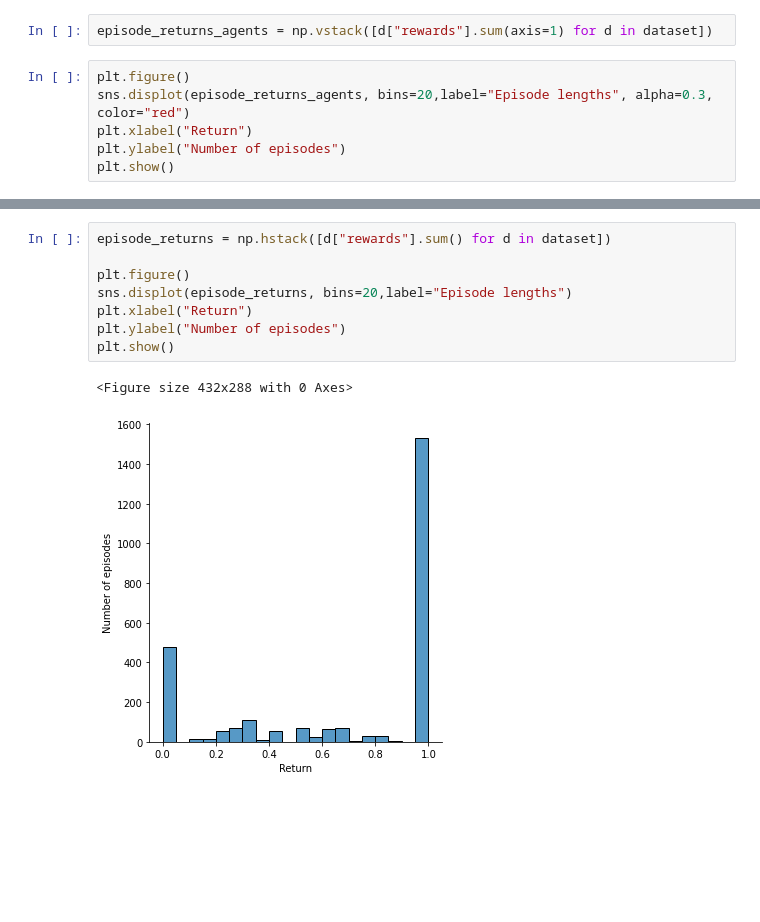
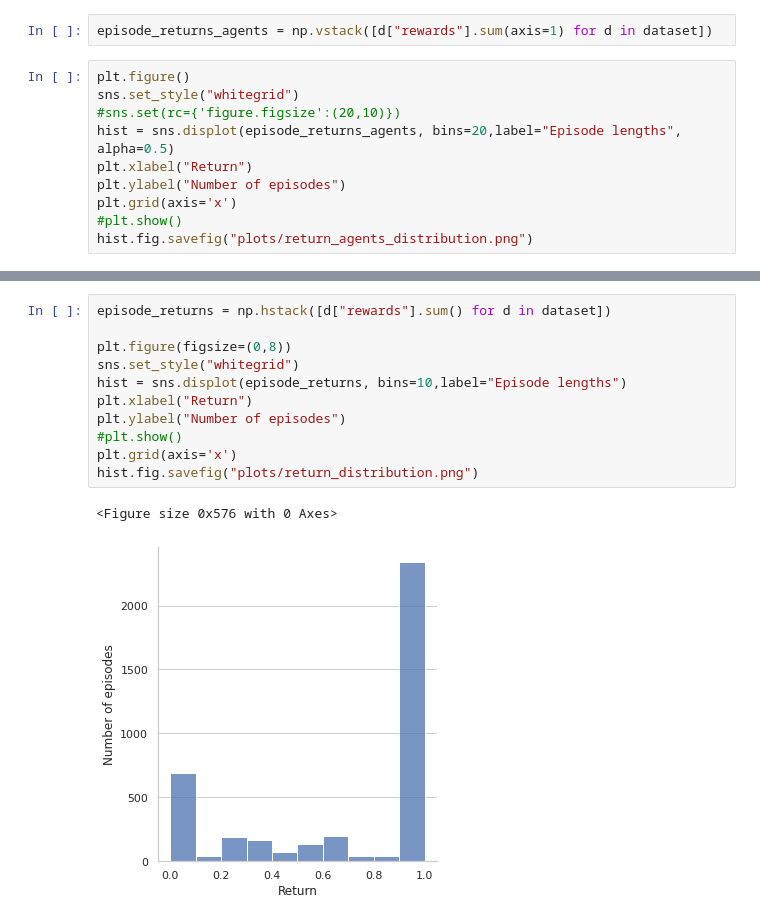
Before and after one commit to Blankuca/epymarl, a Jupyter notebook: visualize_data.ipynb, the cells around one changed output, grey strips where cells are left out. Cells and saved outputs as stored; diff of their text form; blank space fills up the shorter version.

Commit message:
Visualization improved

```diff
--- a/visualize_data.ipynb
+++ b/visualize_data.ipynb
@@ -138,8 +145,12 @@ sns.displot(trajectories["rewards"], bins=10,label="Episode returns")
 episode_returns_agents = np.vstack([d["rewards"].sum(axis=1) for d in dataset])
 # %%
 plt.figure()
-sns.displot(episode_returns_agents, bins=20,label="Episode lengths", alpha=0.3, color="red")
+sns.set_style("whitegrid")
+#sns.set(rc={'figure.figsize':(20,10)})
+hist = sns.displot(episode_returns_agents, bins=20,label="Episode lengths", alpha=0.5)
 plt.xlabel("Return")
 plt.ylabel("Number of episodes")
-plt.show()
+plt.grid(axis='x')
+#plt.show()
+hist.fig.savefig("plots/return_agents_distribution.png")
 # %% [output]
@@ -148,12 +159,15 @@ plt.show()
 # %%
 episode_returns = np.hstack([d["rewards"].sum() for d in dataset])
 
-plt.figure()
-sns.displot(episode_returns, bins=20,label="Episode lengths")
+plt.figure(figsize=(0,8))
+sns.set_style("whitegrid")
+hist = sns.displot(episode_returns, bins=10,label="Episode lengths")
 plt.xlabel("Return")
 plt.ylabel("Number of episodes")
-plt.show()
+#plt.show()
+plt.grid(axis='x')
+hist.fig.savefig("plots/return_distribution.png")
 # %% [output]
-<Figure size 432x288 with 0 Axes>
+<Figure size 0x576 with 0 Axes>
-[figure, old version]
+[figure, new version]
 # %%
```
Also changed, not shown: parts of 12 cells of this notebook, 1 other file.
